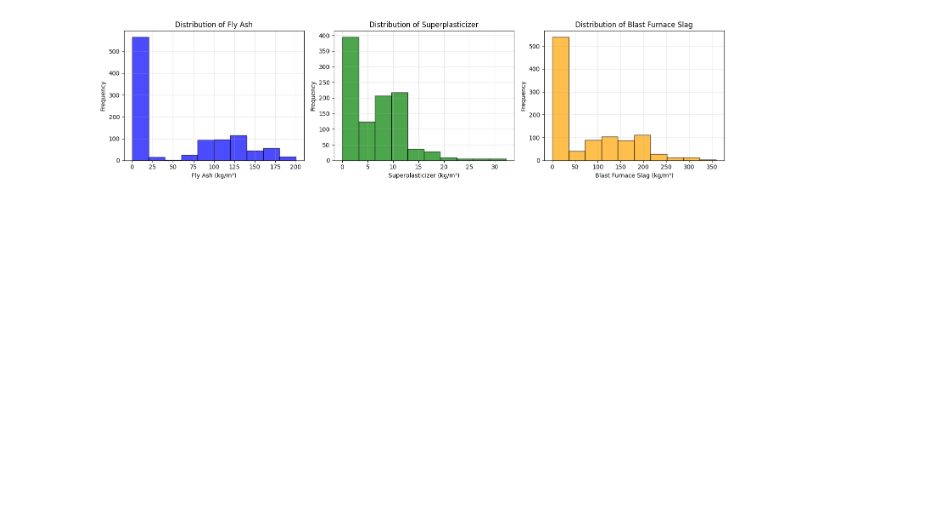
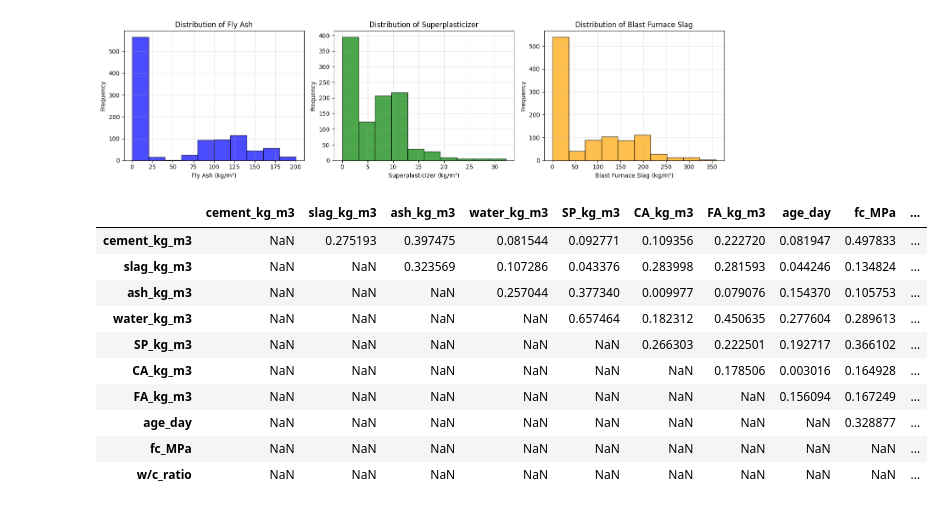
Before and after one commit to wxb-sly/aice-2026-bc, a Jupyter notebook: notebooks/GP_concrete.ipynb, the cells around one changed output. Saved outputs shown, nothing was run; the diff lists cells and outputs as text; code cells hidden in the pictures; blank space fills up the shorter version.

```diff
--- a/notebooks/GP_concrete.ipynb
+++ b/notebooks/GP_concrete.ipynb
@@ -125,3 +139,39 @@ plt.show()
 # %%
 #todo
 #Calculate the correlation matrix and identify highly correlated columns.
+
+# for numeric values only, answers when one variable trends, what happens to other
+
+# if data closely correlated (linear), we wont take for ml train, cuz trend is same
+# using .corr (pd) df_col1.corr(df_col2)
+# big man ting idea to show corr in title of chart
+
+corr_pearson = df.corr(numeric_only=True, method='pearson')
+corr_spearman = df.corr(numeric_only=True, method='spearman')
+
+#corr_pearson  # its default, linear trends
+#corr_spearman # trend curved but monotonic
+
+
+# triu is convention, stack() ma no problems and k=1, for tril use k =-1
+# k=1 means start above the diagonal cuz we want to remove self corr as well
+# becomes an array of 0s and 1s (above D), mask them as true or false
+# corr_pear.where(mask) -> keeps value for true, others replaced by NaN
+#upper = corr_pearson.where(np.triu(np.ones(corr_pearson.shape), k=1).astype(bool))
+
+abs_corr = corr_pearson.abs()
+upper = abs_corr.where(np.triu(np.ones(abs_corr.shape), k=1).astype(bool))
+# abs cuz we want to see the strong links only together
+upper
+# %% [output]
+|  | cement_kg_m3 | slag_kg_m3 | ash_kg_m3 | water_kg_m3 | SP_kg_m3 | CA_kg_m3 | FA_kg_m3 | age_day | fc_MPa | ... |
+| cement_kg_m3 | NaN | 0.275193 | 0.397475 | 0.081544 | 0.092771 | 0.109356 | 0.222720 | 0.081947 | 0.497833 | ... |
+| slag_kg_m3 | NaN | NaN | 0.323569 | 0.107286 | 0.043376 | 0.283998 | 0.281593 | 0.044246 | 0.134824 | ... |
+| ash_kg_m3 | NaN | NaN | NaN | 0.257044 | 0.377340 | 0.009977 | 0.079076 | 0.154370 | 0.105753 | ... |
+| water_kg_m3 | NaN | NaN | NaN | NaN | 0.657464 | 0.182312 | 0.450635 | 0.277604 | 0.289613 | ... |
+| SP_kg_m3 | NaN | NaN | NaN | NaN | NaN | 0.266303 | 0.222501 | 0.192717 | 0.366102 | ... |
+| CA_kg_m3 | NaN | NaN | NaN | NaN | NaN | NaN | 0.178506 | 0.003016 | 0.164928 | ... |
+| FA_kg_m3 | NaN | NaN | NaN | NaN | NaN | NaN | NaN | 0.156094 | 0.167249 | ... |
+| age_day | NaN | NaN | NaN | NaN | NaN | NaN | NaN | NaN | 0.328877 | ... |
+| fc_MPa | NaN | NaN | NaN | NaN | NaN | NaN | NaN | NaN | NaN | ... |
+| w/c_ratio | NaN | NaN | NaN | NaN | NaN | NaN | NaN | NaN | NaN | ... |
```
Also changed, not shown: parts of 7 cells of this notebook.
